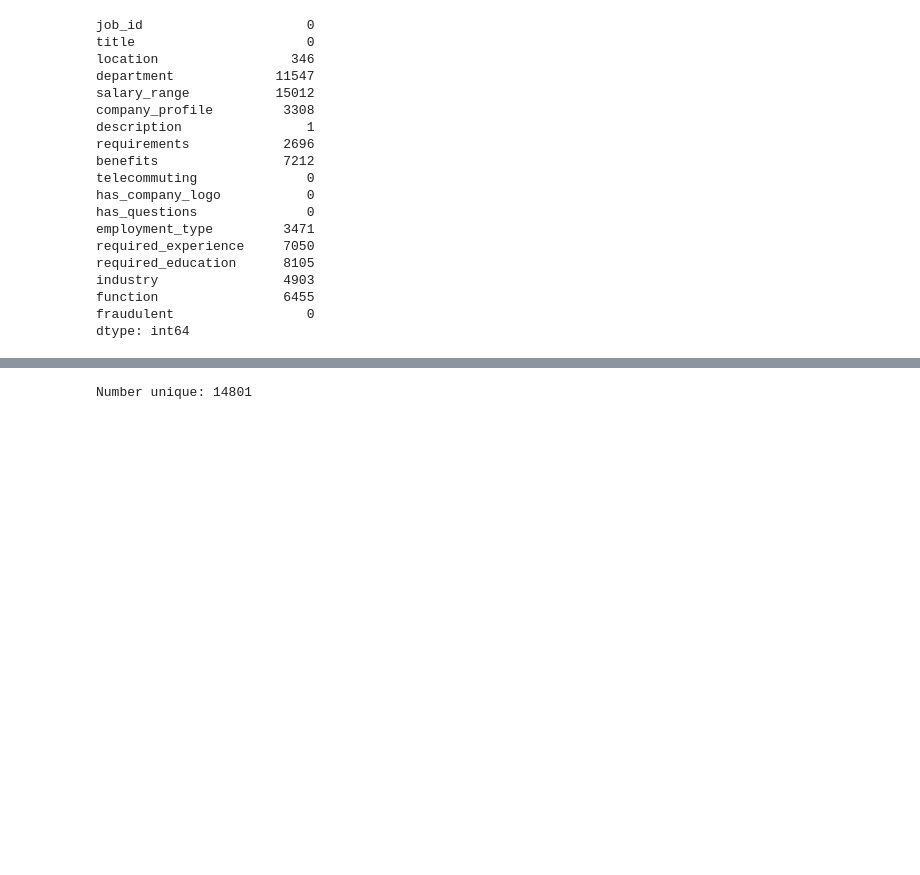
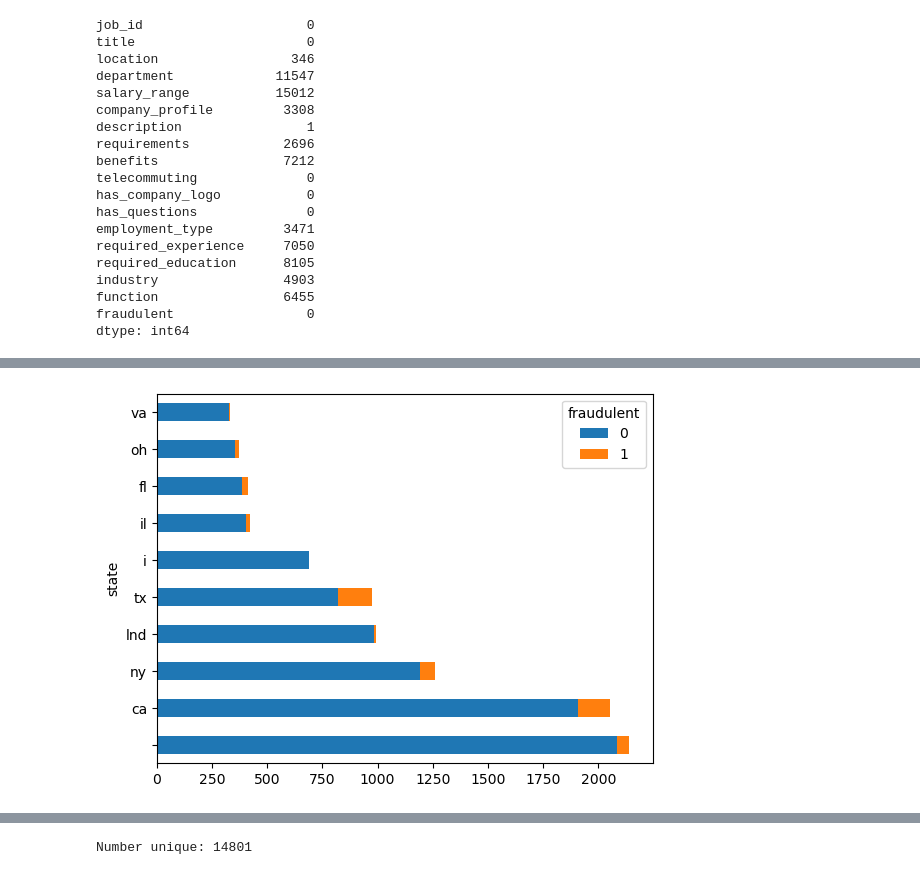
Before and after one commit to jebamania/group-project-2, a Jupyter notebook: Data Extract, Clean, Transform.ipynb, the cells around one changed output, grey strips where cells are left out. Cells and saved outputs as stored; diff of their text form; code cells hidden in the pictures; blank space fills up the shorter version.

```diff
--- a/Data Extract, Clean, Transform.ipynb
+++ b/Data Extract, Clean, Transform.ipynb
@@ -103,0 +157,4 @@ Number unique: 3105
+# %%
+plot_col_fraudulent(expand_location_df, "state")
+# %% [output]
+[figure, added]
```
Also changed, not shown: parts of 38 cells of this notebook, 2 other files.
